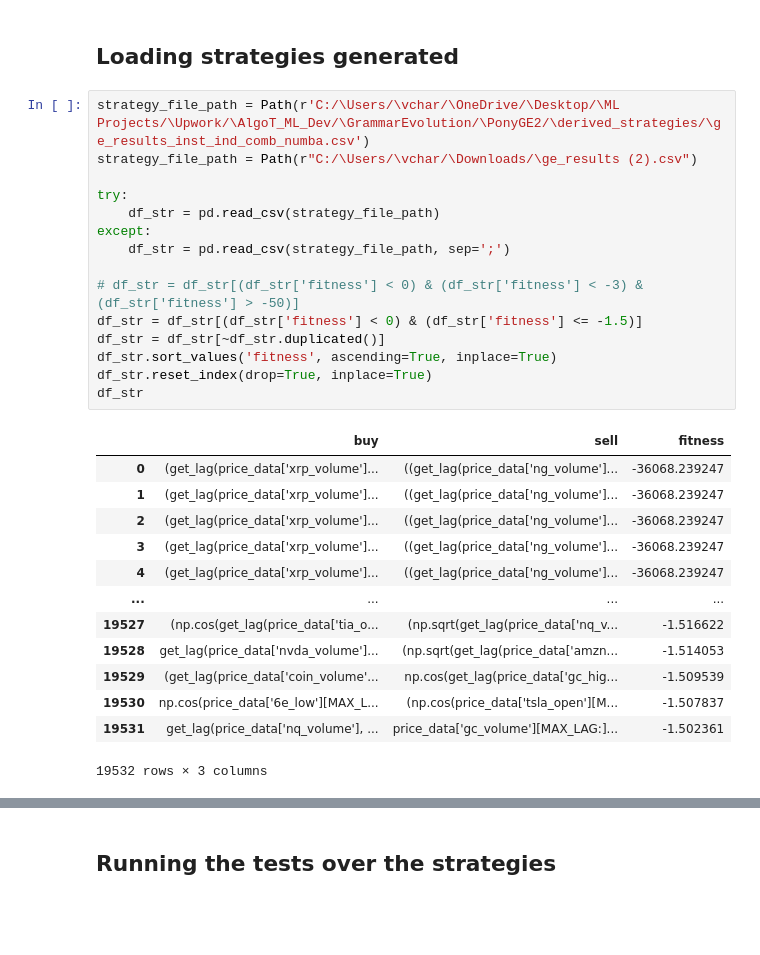
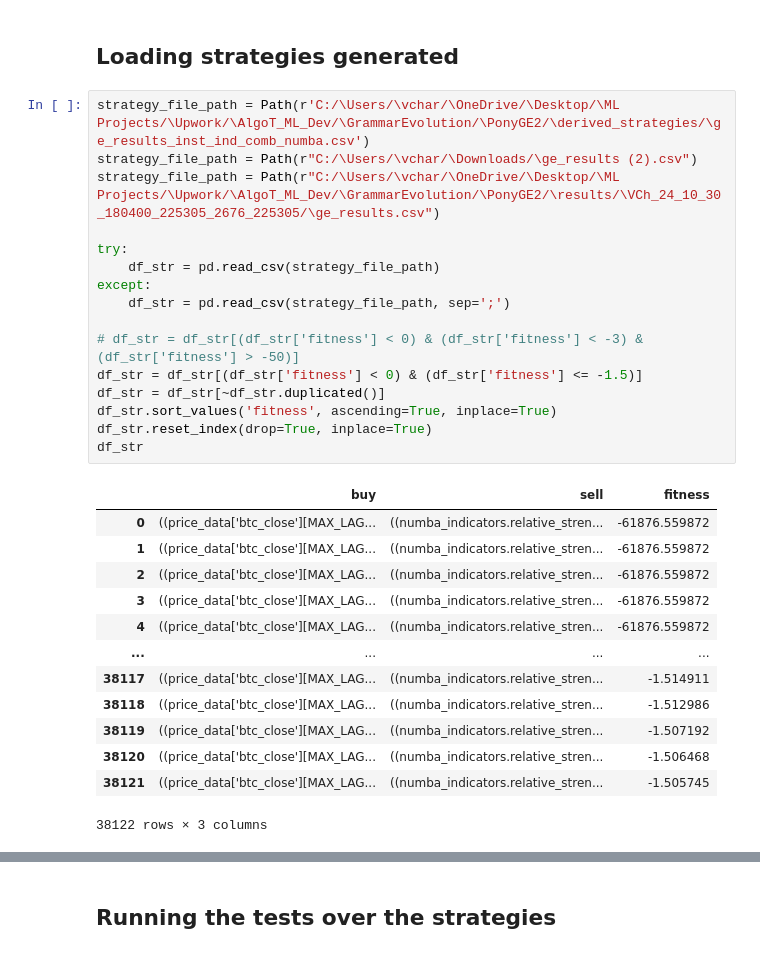
Before and after one commit to VaheC/PonyGE2, a Jupyter notebook: testing_inst_ind_comb_numba.ipynb, the cells around one changed output, grey strips where cells are left out. Cells and saved outputs as stored; diff of their text form; blank space fills up the shorter version.

```diff
--- a/testing_inst_ind_comb_numba.ipynb
+++ b/testing_inst_ind_comb_numba.ipynb
@@ -1491,29 +1491,30 @@ df_52w.head()
 # %%
 strategy_file_path = Path(r'C:/\Users/\vchar/\OneDrive/\Desktop/\ML Projects/\Upwork/\AlgoT_ML_Dev/\GrammarEvolution/\PonyGE2/\derived_strategies/\ge_results_inst_ind_comb_numba.csv')
 strategy_file_path = Path(r"C:/\Users/\vchar/\Downloads/\ge_results (2).csv")
+strategy_file_path = Path(r"C:/\Users/\vchar/\OneDrive/\Desktop/\ML Projects/\Upwork/\AlgoT_ML_Dev/\GrammarEvolution/\PonyGE2/\results/\VCh_24_10_30_180400_225305_2676_225305/\ge_results.csv")
 
 try:
     df_str = pd.read_csv(strategy_file_path)
 except:
     df_str = pd.read_csv(strategy_file_path, sep=';')
 
 # df_str = df_str[(df_str['fitness'] < 0) & (df_str['fitness'] < -3) & (df_str['fitness'] > -50)]
 df_str = df_str[(df_str['fitness'] < 0) & (df_str['fitness'] <= -1.5)]
 df_str = df_str[~df_str.duplicated()]
 df_str.sort_values('fitness', ascending=True, inplace=True)
 df_str.reset_index(drop=True, inplace=True)
 df_str
 # %% [output]
 |  | buy | sell | fitness |
-| 0 | (get_lag(price_data['xrp_volume']... | ((get_lag(price_data['ng_volume']... | -36068.239247 |
-| 1 | (get_lag(price_data['xrp_volume']... | ((get_lag(price_data['ng_volume']... | -36068.239247 |
-| 2 | (get_lag(price_data['xrp_volume']... | ((get_lag(price_data['ng_volume']... | -36068.239247 |
-| 3 | (get_lag(price_data['xrp_volume']... | ((get_lag(price_data['ng_volume']... | -36068.239247 |
-| 4 | (get_lag(price_data['xrp_volume']... | ((get_lag(price_data['ng_volume']... | -36068.239247 |
+| 0 | ((price_data['btc_close'][MAX_LAG... | ((numba_indicators.relative_stren... | -61876.559872 |
+| 1 | ((price_data['btc_close'][MAX_LAG... | ((numba_indicators.relative_stren... | -61876.559872 |
+| 2 | ((price_data['btc_close'][MAX_LAG... | ((numba_indicators.relative_stren... | -61876.559872 |
+| 3 | ((price_data['btc_close'][MAX_LAG... | ((numba_indicators.relative_stren... | -61876.559872 |
+| 4 | ((price_data['btc_close'][MAX_LAG... | ((numba_indicators.relative_stren... | -61876.559872 |
 | ... | ... | ... | ... |
-| 19527 | (np.cos(get_lag(price_data['tia_o... | (np.sqrt(get_lag(price_data['nq_v... | -1.516622 |
-| 19528 | get_lag(price_data['nvda_volume']... | (np.sqrt(get_lag(price_data['amzn... | -1.514053 |
-| 19529 | (get_lag(price_data['coin_volume'... | np.cos(get_lag(price_data['gc_hig... | -1.509539 |
-| 19530 | np.cos(price_data['6e_low'][MAX_L... | (np.cos(price_data['tsla_open'][M... | -1.507837 |
-| 19531 | get_lag(price_data['nq_volume'], ... | price_data['gc_volume'][MAX_LAG:]... | -1.502361 |
+| 38117 | ((price_data['btc_close'][MAX_LAG... | ((numba_indicators.relative_stren... | -1.514911 |
+| 38118 | ((price_data['btc_close'][MAX_LAG... | ((numba_indicators.relative_stren... | -1.512986 |
+| 38119 | ((price_data['btc_close'][MAX_LAG... | ((numba_indicators.relative_stren... | -1.507192 |
+| 38120 | ((price_data['btc_close'][MAX_LAG... | ((numba_indicators.relative_stren... | -1.506468 |
+| 38121 | ((price_data['btc_close'][MAX_LAG... | ((numba_indicators.relative_stren... | -1.505745 |
-19532 rows × 3 columns
+38122 rows × 3 columns
```
Also changed, not shown: parts of 2 cells of this notebook.
